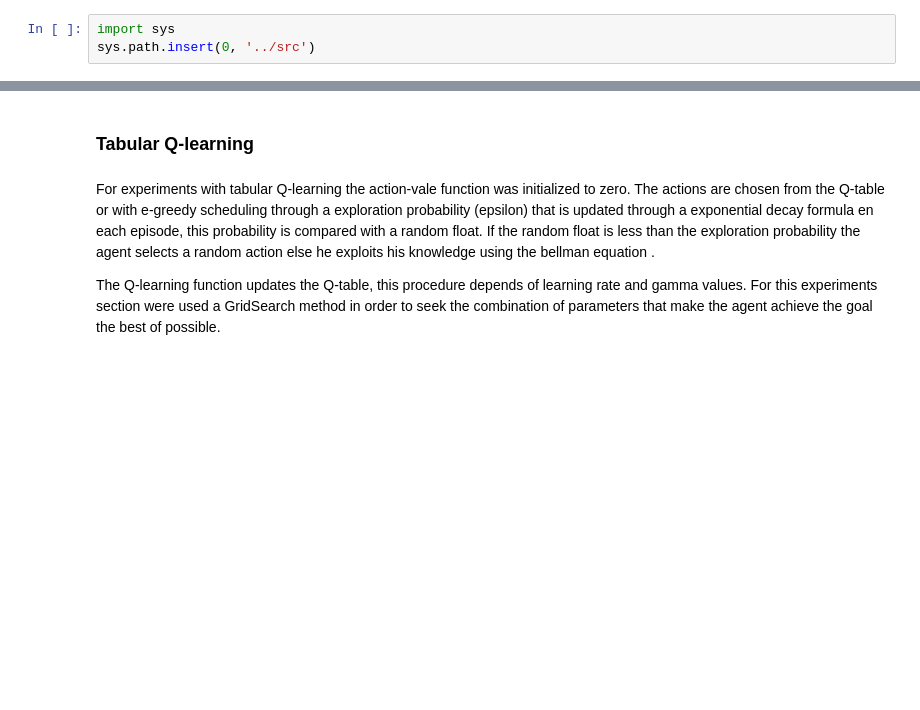
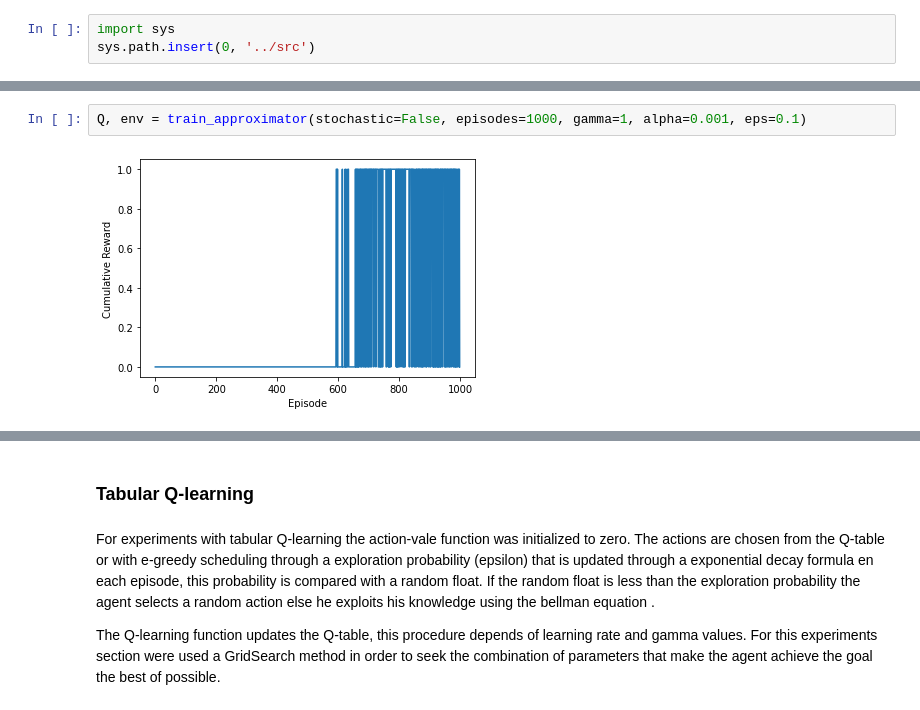
Before and after one commit to thurbridi/mo436-project-1, a Jupyter notebook: notebooks/project_1.ipynb, the cells around one changed output, grey strips where cells are left out. Cells and saved outputs as stored; diff of their text form; blank space fills up the shorter version.

```diff
--- a/notebooks/project_1.ipynb
+++ b/notebooks/project_1.ipynb
@@ -5,0 +294,4 @@ sys.path.insert(0, '../src')
+# %%
+Q, env = train_approximator(stochastic=False, episodes=1000, gamma=1, alpha=0.001, eps=0.1)
+# %% [output]
+[figure, added]
```
Also changed, not shown: parts of 52 cells of this notebook, 1 other file.
